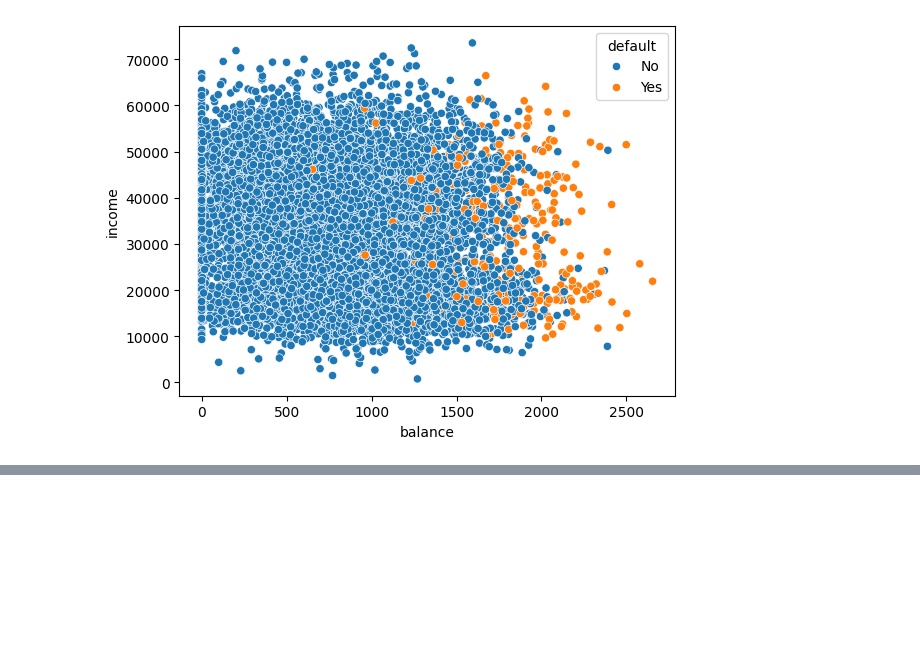
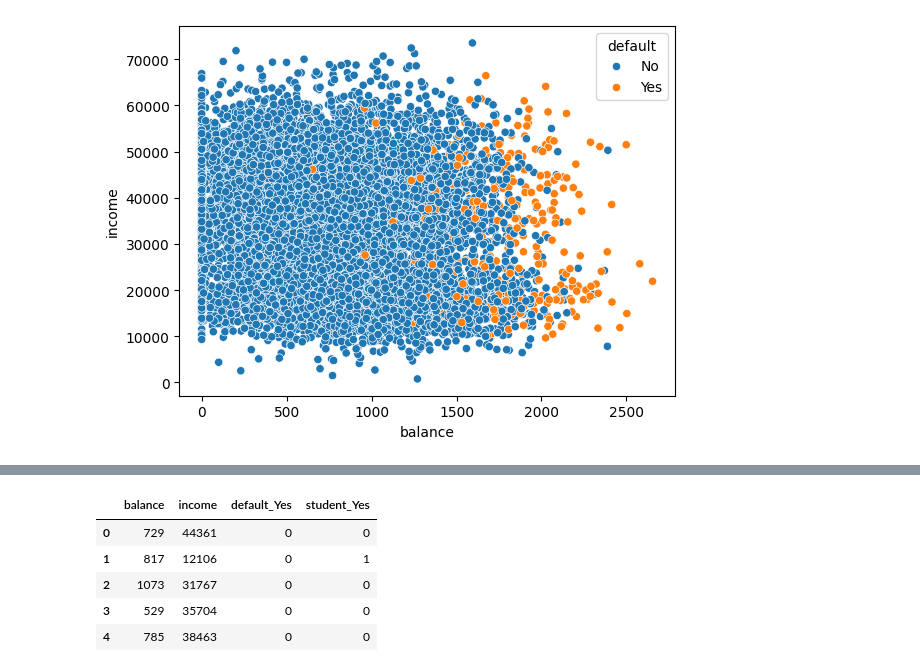
Before and after one commit to kokchun/machine_learning_kokchun_giang_mlops25, a Jupyter notebook: code-alongs/04_logistic_regression/logistic_regression.ipynb, the cells around one changed output, grey strips where cells are left out. Drawn from its saved outputs; the diff is of its cells as text; code cells hidden in the pictures; blank space fills up the shorter version.

```diff
--- a/code-alongs/04_logistic_regression/logistic_regression.ipynb
+++ b/code-alongs/04_logistic_regression/logistic_regression.ipynb
@@ -50,0 +61,12 @@ sns.scatterplot(data=df, x="balance", y = "income", hue="default")
+# %%
+df_dummies = pd.get_dummies(df, columns=["default", "student"], drop_first=True).astype(
+    int
+)
+df_dummies.head()
+# %% [output]
+|  | balance | income | default_Yes | student_Yes |
+| 0 | 729 | 44361 | 0 | 0 |
+| 1 | 817 | 12106 | 0 | 1 |
+| 2 | 1073 | 31767 | 0 | 0 |
+| 3 | 529 | 35704 | 0 | 0 |
+| 4 | 785 | 38463 | 0 | 0 |
```
Also changed, not shown: parts of 6 cells of this notebook.
